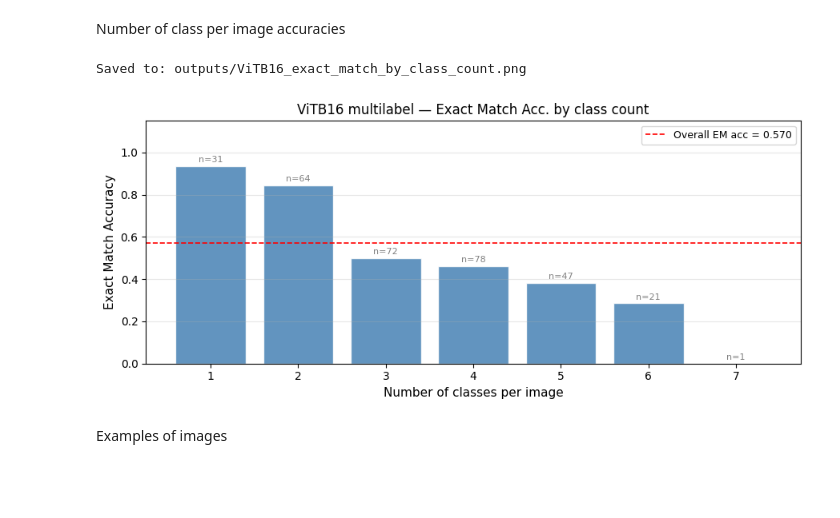
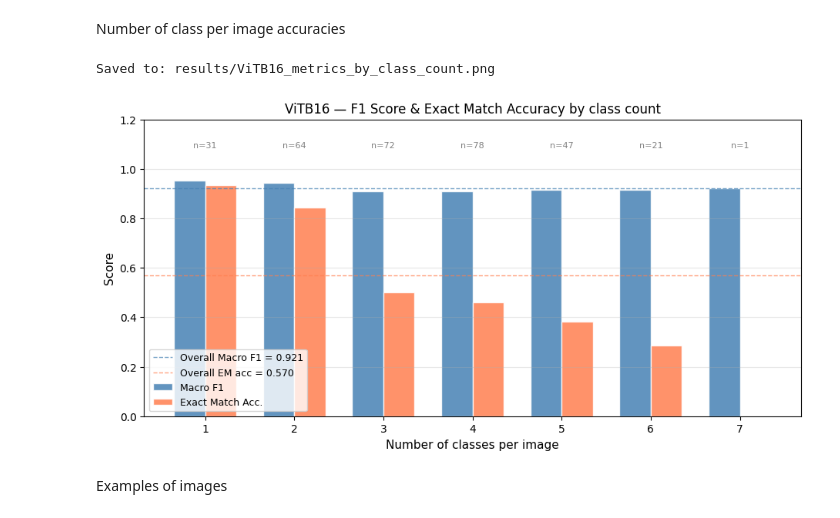
Before and after one commit to gabrielcastrob/Deep_learning_WUR, a Jupyter notebook: notebooks/00_ML_ViT.ipynb, the cells around one changed output. Drawn from its saved outputs; the diff is of its cells as text; code cells hidden in the pictures; blank space fills up the shorter version.

Commit message:
update models

```diff
--- a/notebooks/00_ML_ViT.ipynb
+++ b/notebooks/00_ML_ViT.ipynb
@@ -343,18 +369,17 @@ Saved training curves to: outputs/figures/ViTB16_training_curves.png
        dtype=object))
 # %% [markdown]
 Number of class per image accuracies
-# %%
-from utils import plot_exact_match_by_class_count
-
-fig, ax = plot_exact_match_by_class_count(
-    preds=test_preds,
-    labels=test_labels,
-    model_name=f"{PRETRAINED_MODEL} multilabel",
-    save_path=f"outputs/{PRETRAINED_MODEL}_exact_match_by_class_count.png"
-)
-# %% [output]
-Saved to: outputs/ViTB16_exact_match_by_class_count.png
-[figure, removed]
+# %%
+from utils import plot_metrics_by_class_count
+fig, ax = plot_metrics_by_class_count(
+    preds=test_preds,
+    labels=test_labels,
+    model_name=PRETRAINED_MODEL,
+    save_path=f"results/{PRETRAINED_MODEL}_metrics_by_class_count.png"
+)
+# %% [output]
+Saved to: results/ViTB16_metrics_by_class_count.png
+[figure, added]
 # %% [markdown]
 Examples of images
 # %%
```
Also changed, not shown: parts of 6 cells of this notebook, 1 other file.
